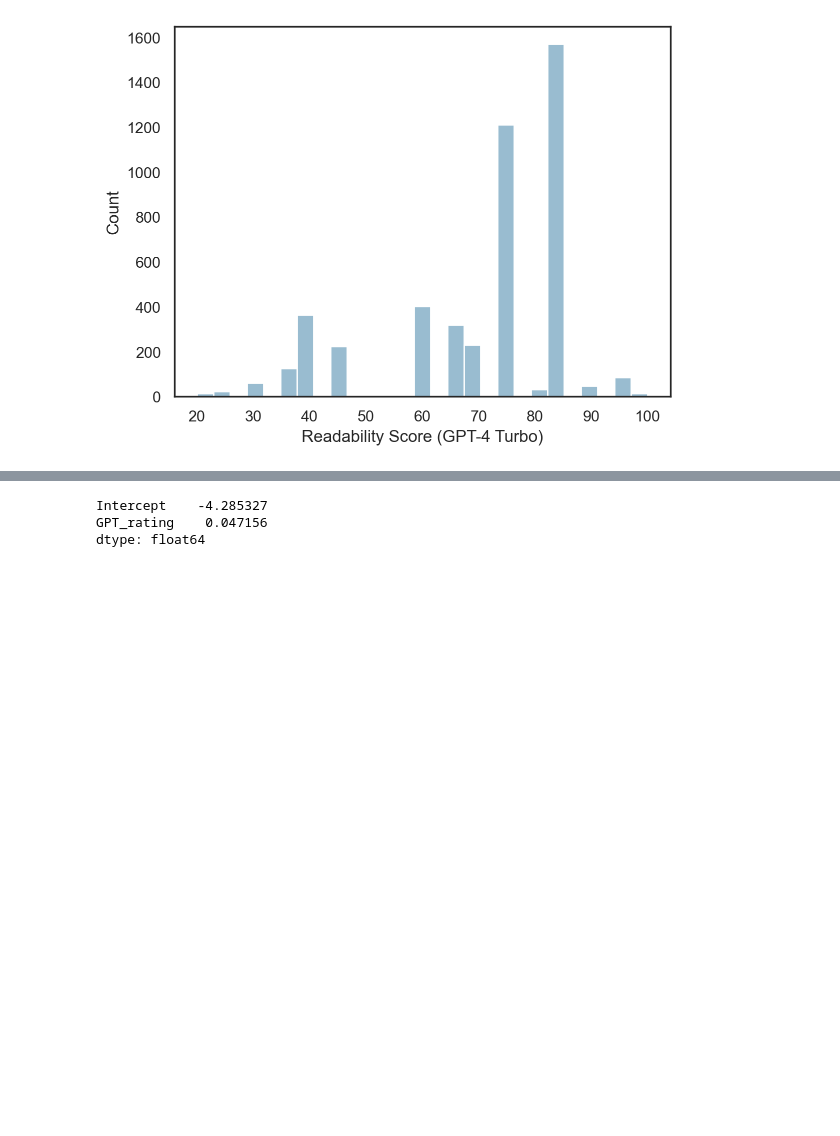
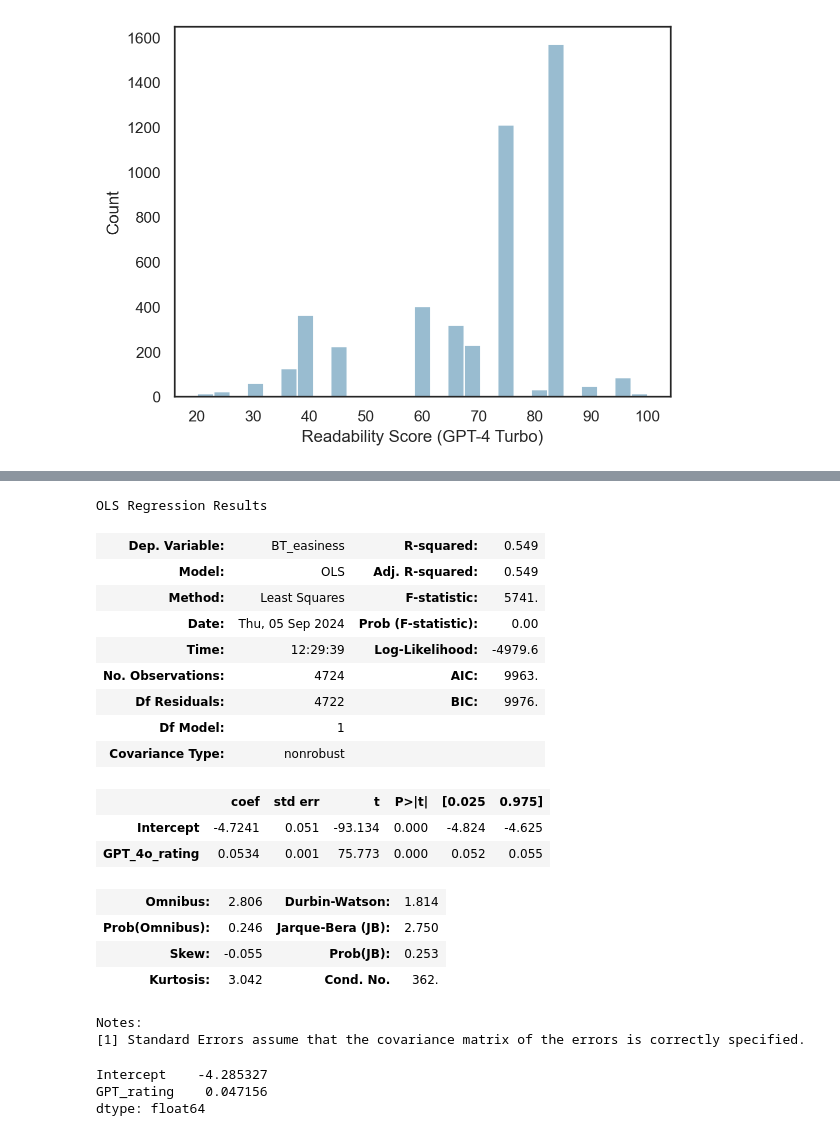
Before and after one commit to seantrott/llm_readability, a Jupyter notebook: notebooks/GPT and Readability.ipynb, the cells around one changed output, grey strips where cells are left out. Drawn from its saved outputs; the diff is of its cells as text; code cells hidden in the pictures; blank space fills up the shorter version.

```diff
--- a/notebooks/GPT and Readability.ipynb
+++ b/notebooks/GPT and Readability.ipynb
@@ -202,3 +294,25 @@ Text(0, 0.5, 'Readability Score (GPT-4 Turbo)')
+# %%
+mod.summary()
+# %% [output]
+OLS Regression Results
+| Dep. Variable: | BT_easiness | R-squared: | 0.549 |
+| Model: | OLS | Adj. R-squared: | 0.549 |
+| Method: | Least Squares | F-statistic: | 5741. |
+| Date: | Thu, 05 Sep 2024 | Prob (F-statistic): | 0.00 |
+| Time: | 12:29:39 | Log-Likelihood: | -4979.6 |
+| No. Observations: | 4724 | AIC: | 9963. |
+| Df Residuals: | 4722 | BIC: | 9976. |
+| Df Model: | 1 |  |  |
+| Covariance Type: | nonrobust |  |  |
+|  | coef | std err | t | P>|t| | [0.025 | 0.975] |
+| Intercept | -4.7241 | 0.051 | -93.134 | 0.000 | -4.824 | -4.625 |
+| GPT_4o_rating | 0.0534 | 0.001 | 75.773 | 0.000 | 0.052 | 0.055 |
+| Omnibus: | 2.806 | Durbin-Watson: | 1.814 |
+| Prob(Omnibus): | 0.246 | Jarque-Bera (JB): | 2.750 |
+| Skew: | -0.055 | Prob(JB): | 0.253 |
+| Kurtosis: | 3.042 | Cond. No. | 362. |
+Notes:
+[1] Standard Errors assume that the covariance matrix of the errors is correctly specified.
 # %%
 mod = smf.ols(data = df_merged, formula = "BT_easiness ~ GPT_rating").fit()
 mod.params
```
Also changed, not shown: parts of 46 cells of this notebook, 1 other file.
